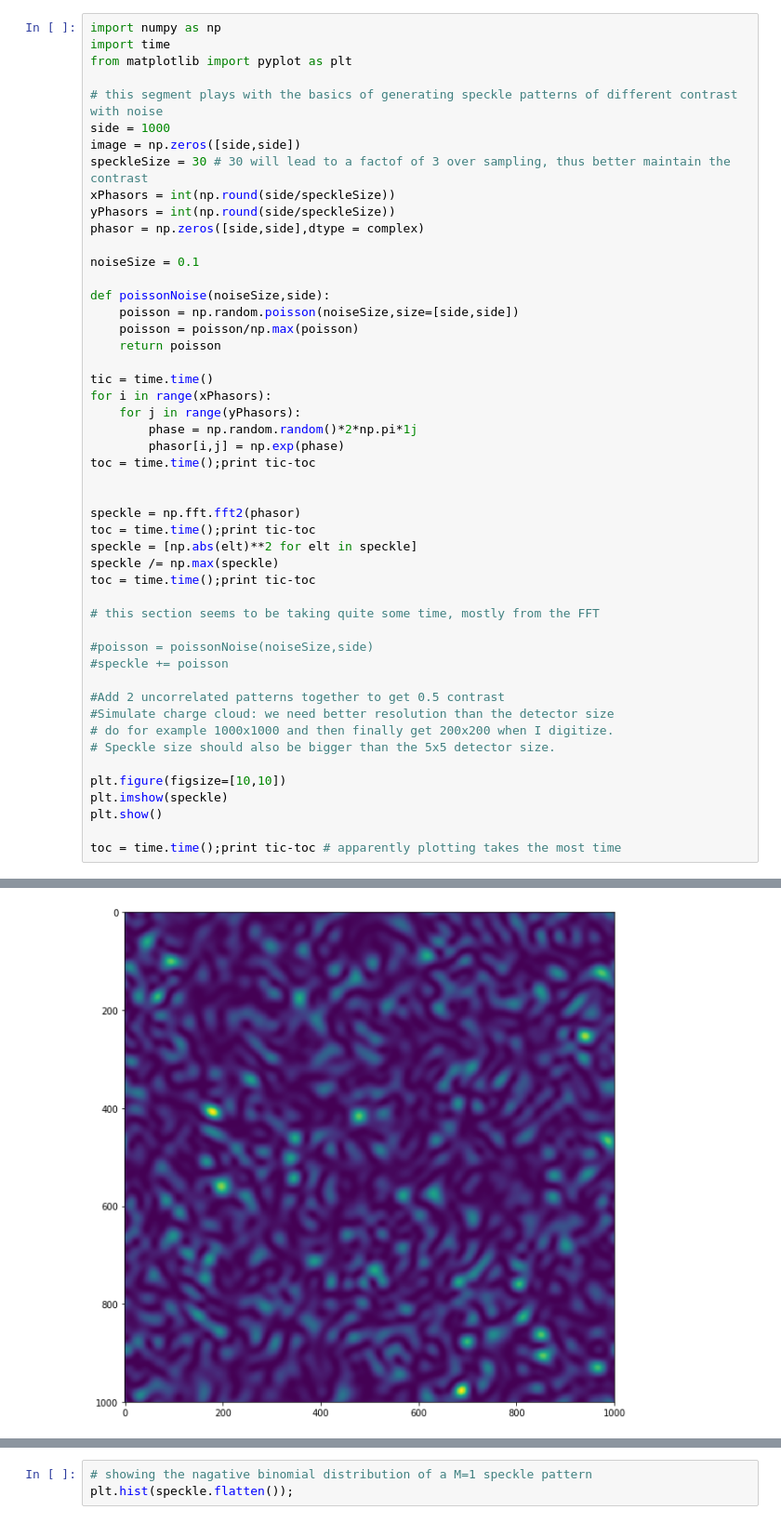
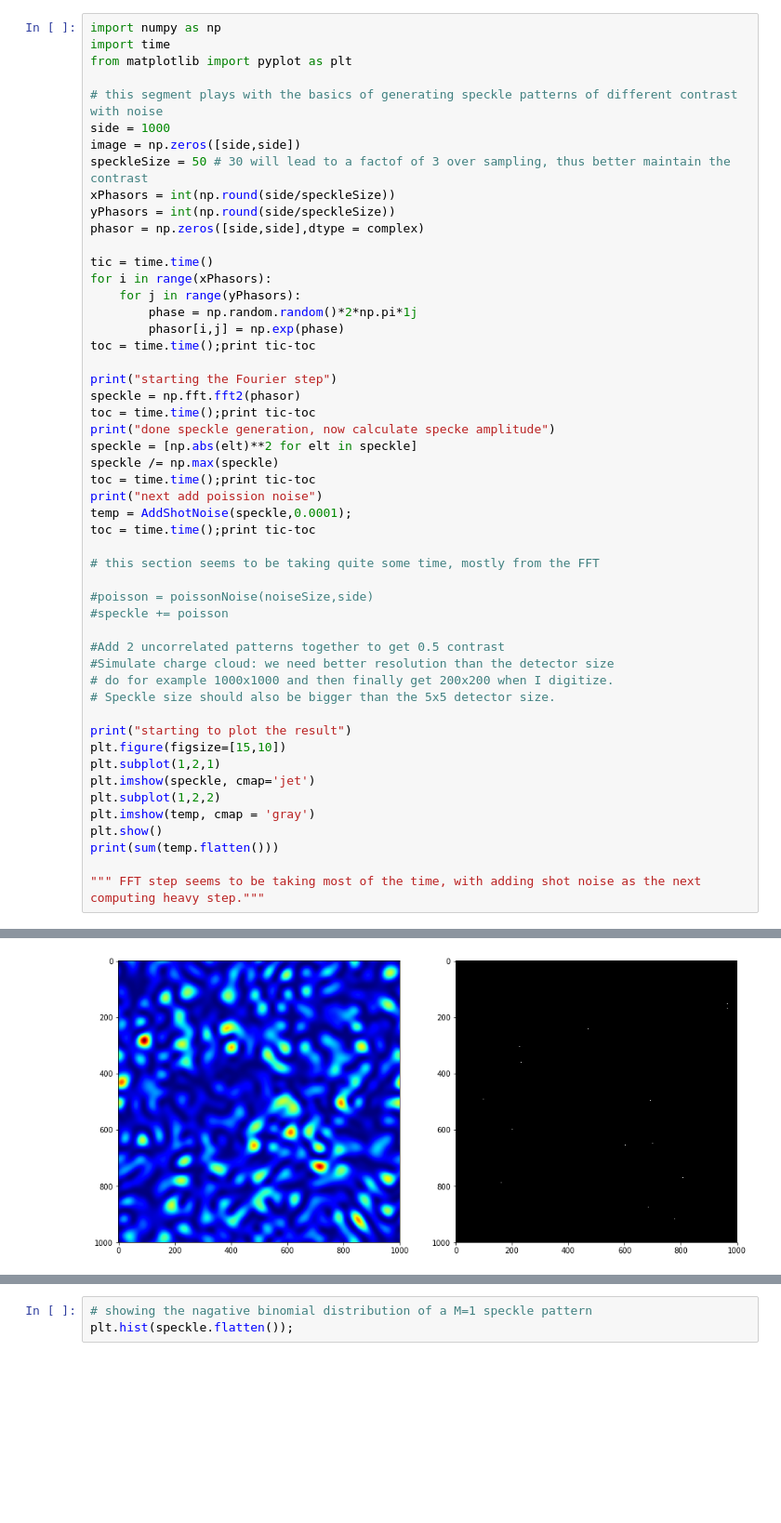
Before and after one commit to 98montanajordi/X-Ray-Speckle-visibitily-spectroscopy, a Jupyter notebook: Speckle_DZ.ipynb, the cells around one changed output, grey strips where cells are left out. Shown: that part at 93% size. Drawn from its saved outputs; the diff is of its cells as text; blank space fills up the shorter version.

Commit message:
cleaned up spckle_DZ, but still seeing strange features. Next is to make it parallel ...

```diff
--- a/Speckle_DZ.ipynb
+++ b/Speckle_DZ.ipynb
@@ -6,17 +6,10 @@ from matplotlib import pyplot as plt
 # this segment plays with the basics of generating speckle patterns of different contrast with noise
 side = 1000
 image = np.zeros([side,side])
-speckleSize = 30 # 30 will lead to a factof of 3 over sampling, thus better maintain the contrast
+speckleSize = 50 # 30 will lead to a factof of 3 over sampling, thus better maintain the contrast
 xPhasors = int(np.round(side/speckleSize))
 yPhasors = int(np.round(side/speckleSize))
 phasor = np.zeros([side,side],dtype = complex)
-
-noiseSize = 0.1
-
-def poissonNoise(noiseSize,side):
-    poisson = np.random.poisson(noiseSize,size=[side,side])
-    poisson = poisson/np.max(poisson)
-    return poisson
 
 tic = time.time()
 for i in range(xPhasors):
@@ -25,11 +18,15 @@ for i in range(xPhasors):
         phasor[i,j] = np.exp(phase)
 toc = time.time();print tic-toc
 
-
+print("starting the Fourier step")
 speckle = np.fft.fft2(phasor)
 toc = time.time();print tic-toc
+print("done speckle generation, now calculate specke amplitude")
 speckle = [np.abs(elt)**2 for elt in speckle]
 speckle /= np.max(speckle)
+toc = time.time();print tic-toc
+print("next add poission noise")
+temp = AddShotNoise(speckle,0.0001);
 toc = time.time();print tic-toc
 
 # this section seems to be taking quite some time, mostly from the FFT
@@ -42,9 +39,15 @@ toc = time.time();print tic-toc
 # do for example 1000x1000 and then finally get 200x200 when I digitize.
 # Speckle size should also be bigger than the 5x5 detector size.
 
-plt.figure(figsize=[10,10])
-plt.imshow(speckle)
+print("starting to plot the result")
+plt.figure(figsize=[15,10])
+plt.subplot(1,2,1)
+plt.imshow(speckle, cmap='jet')
+plt.subplot(1,2,2)
+plt.imshow(temp, cmap = 'gray')
 plt.show()
+print(sum(temp.flatten()))
 
-toc = time.time();print tic-toc # apparently plotting takes the most time
+""" FFT step seems to be taking most of the time, with adding shot noise as the next
+computing heavy step."""
 # %% [output]
@@ -54 +62 @@ toc = time.time();print tic-toc # apparently plotting takes the most time
-[figure, old version]
+[figure, new version]
```
Also changed, not shown: parts of 35 cells of this notebook.
